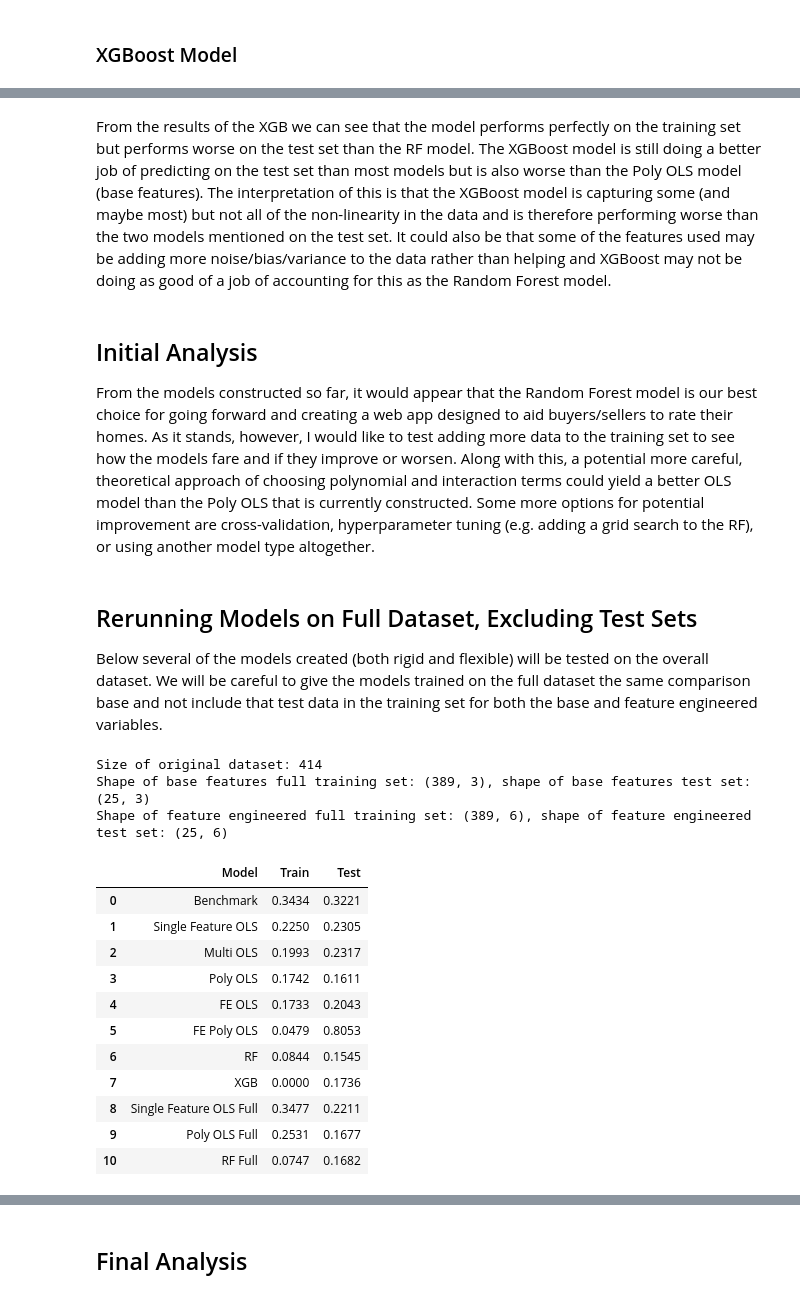
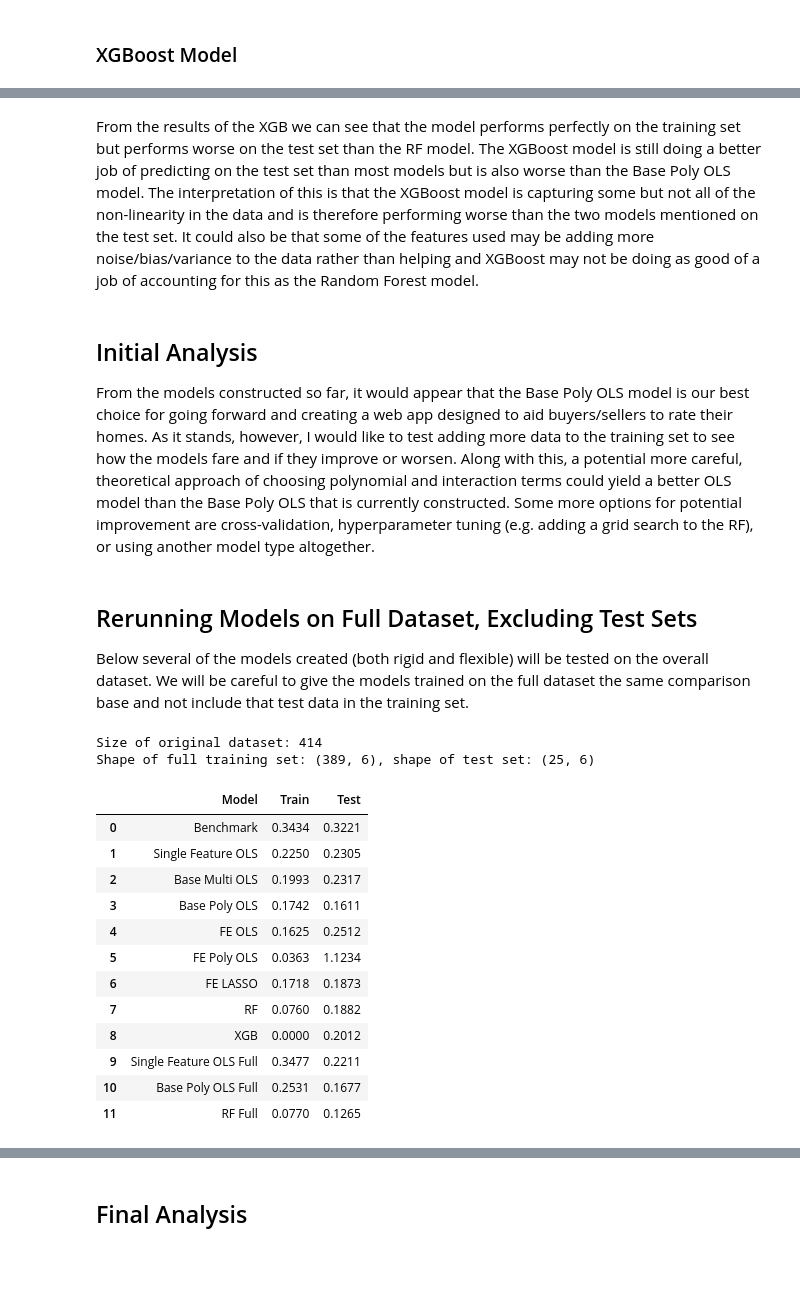
Before and after one commit to nxfern/DS2_Assignment1, a Jupyter notebook: DS2_Assignment1_NF.ipynb, the cells around one changed output, grey strips where cells are left out. Saved outputs shown, nothing was run; the diff lists cells and outputs as text; code cells hidden in the pictures; blank space fills up the shorter version.

Commit message:
Corrected splits, added LASSO, updated analysis

```diff
--- a/DS2_Assignment1_NF.ipynb
+++ b/DS2_Assignment1_NF.ipynb
@@ -291,11 +280,11 @@ pipe_ols_poly_fe = Pipeline([
 ])
 
 # Fitting the data
-pipe_ols_poly_fe.fit(X_train_fe, y_train_fe)
+pipe_ols_poly_fe.fit(X_train, y_train)
 
 # Creating predictions
-train_error = calculateRMSLE(pipe_ols_poly_fe.predict(X_train_fe), y_train_fe)
-test_error = calculateRMSLE(pipe_ols_poly_fe.predict(X_test_fe), y_test_fe)
+train_error = calculateRMSLE(pipe_ols_poly_fe.predict(X_train), y_train)
+test_error = calculateRMSLE(pipe_ols_poly_fe.predict(X_test), y_test)
 ols_poly_fe_pred = ['FE Poly OLS', train_error, test_error]
 
 # Adding to results
@@ -322,11 +347,11 @@ pipe_rf = Pipeline([('preprocess', column_transformer),
     ("rf", RandomForestRegressor(random_state=prng))])
 
 # Fitting the model to the feature engineered data
-pipe_rf.fit(X_train_fe, y_train_fe)
+pipe_rf.fit(X_train, y_train)
 
 # Creating predictions
-train_error = calculateRMSLE(pipe_rf.predict(X_train_fe), y_train_fe)
-test_error = calculateRMSLE(pipe_rf.predict(X_test_fe), y_test_fe)
+train_error = calculateRMSLE(pipe_rf.predict(X_train), y_train)
+test_error = calculateRMSLE(pipe_rf.predict(X_test), y_test)
 rf_pred = ['RF', train_error, test_error]
 
 # Adding to results
@@ -411,11 +437,11 @@ plt.show()
 import xgboost as xgb
 
 # Creating XGB model, fitting to feature engineered training data
-xgb_fe = xgb.XGBRegressor(enable_categorical=True).fit(X_train_fe, y_train_fe)
+xgb_fe = xgb.XGBRegressor(enable_categorical=True).fit(X_train, y_train)
 
 # Creating predictions
-train_error = calculateRMSLE(xgb_fe.predict(X_train_fe), y_train_fe)
-test_error = calculateRMSLE(xgb_fe.predict(X_test_fe), y_test_fe)
+train_error = calculateRMSLE(xgb_fe.predict(X_train), y_train)
+test_error = calculateRMSLE(xgb_fe.predict(X_test), y_test)
 xgb_pred = ['XGB', train_error, test_error]
 
 # Adding to results
@@ -444,32 +471,23 @@ xgb_fe.get_booster().trees_to_dataframe().head()
 # %% [markdown]
-From the results of the XGB we can see that the model performs perfectly on the training set but performs worse on the test set than the RF model. The XGBoost model is still doing a better job of predicting on the test set than most models but is also worse than the Poly OLS model (base features). The interpretation of this is that the XGBoost model is capturing some (and maybe most) but not all of the non-linearity in the data and is therefore performing worse than the two models mentioned on the test set. It could also be that some of the features used may be adding more noise/bias/variance to the data rather than helping and XGBoost may not be doing as good of a job of accounting for this as the Random Forest model.
+From the results of the XGB we can see that the model performs perfectly on the training set but performs worse on the test set than the RF model. The XGBoost model is still doing a better job of predicting on the test set than most models but is also worse than the Base Poly OLS model. The interpretation of this is that the XGBoost model is capturing some but not all of the non-linearity in the data and is therefore performing worse than the two models mentioned on the test set. It could also be that some of the features used may be adding more noise/bias/variance to the data rather than helping and XGBoost may not be doing as good of a job of accounting for this as the Random Forest model.
 # %% [markdown]
 ## Initial Analysis
-From the models constructed so far, it would appear that the Random Forest model is our best choice for going forward and creating a web app designed to aid buyers/sellers to rate their homes. As it stands, however, I would like to test adding more data to the training set to see how the models fare and if they improve or worsen. Along with this, a potential more careful, theoretical approach of choosing polynomial and interaction terms could yield a better OLS model than the Poly OLS that is currently constructed. Some more options for potential improvement are cross-validation, hyperparameter tuning (e.g. adding a grid search to the RF), or using another model type altogether.
+From the models constructed so far, it would appear that the Base Poly OLS model is our best choice for going forward and creating a web app designed to aid buyers/sellers to rate their homes. As it stands, however, I would like to test adding more data to the training set to see how the models fare and if they improve or worsen. Along with this, a potential more careful, theoretical approach of choosing polynomial and interaction terms could yield a better OLS model than the Base Poly OLS that is currently constructed. Some more options for potential improvement are cross-validation, hyperparameter tuning (e.g. adding a grid search to the RF), or using another model type altogether.
 # %% [markdown]
 ## Rerunning Models on Full Dataset, Excluding Test Sets
-Below several of the models created (both rigid and flexible) will be tested on the overall dataset. We will be careful to give the models trained on the full dataset the same comparison base and not include that test data in the training set for both the base and feature engineered variables.
+Below several of the models created (both rigid and flexible) will be tested on the overall dataset. We will be careful to give the models trained on the full dataset the same comparison base and not include that test data in the training set.
 # %%
-# Creating the training set for the base features models
+# Creating the training set for the full data excluding the test set
 real_estate_full = real_estate_data.loc[~real_estate_data.index.isin(X_test.index)]
 y_train_full = real_estate_full['house_price_of_unit_area']
-X_train_full = real_estate_full.drop(columns=["house_price_of_unit_area", "transaction_date", "latitude", "longitude"])
-
-# Doing the same for the feature engineered set
-date_fix(real_estate_data)
-real_estate_full_fe = real_estate_data.loc[~real_estate_data.index.isin(X_test_fe.index)].copy()
-real_estate_full_fe['km_distance_from_cc'] = real_estate_full_fe.apply(lambda row: cc_distance(row['latitude'], row['longitude']), axis=1)
-y_train_full_fe = real_estate_full_fe['house_price_of_unit_area']
-X_train_full_fe = real_estate_full_fe.drop(columns=['house_price_of_unit_area', 'transaction_date', 'latitude', 'longitude'])
+X_train_full = real_estate_full.drop(columns=["house_price_of_unit_area"])
 
 # Checking sample size results
 print(f'Size of original dataset: {real_estate_data.shape[0]}')
-print(f'Shape of base features full training set: {X_train_full.shape}, shape of base features test set: {X_test.shape}')
-print(f'Shape of feature engineered full training set: {X_train_full_fe.shape}, shape of feature engineered test set: {X_test_fe.shape}')
+print(f'Shape of full training set: {X_train_full.shape}, shape of test set: {X_test.shape}')
 # %% [output]
 Size of original dataset: 414
-Shape of base features full training set: (389, 3), shape of base features test set: (25, 3)
-Shape of feature engineered full training set: (389, 6), shape of feature engineered test set: (25, 6)
+Shape of full training set: (389, 6), shape of test set: (25, 6)
 # %%
 # Running the single OLS on the full training set
 ols_single_full = LinearRegression().fit(X_train_full[['distance_to_the_nearest_MRT_station']], y_train_full)
@@ -482,46 +500,47 @@ ols_single_pred_full = ['Single Feature OLS Full', train_error, test_error]
 # Adding to results
 results.loc[len(results)] = ols_single_pred_full
 
 # Running the base features Polynomial OLS on the full training set
-X_poly_full = poly_interactions.fit_transform(X_train_full)
+X_poly_full = poly_interactions.fit_transform(X_train_full[base_features])
 
 # Creating polynomial OLS model
 ols_poly_full = LinearRegression().fit(X_poly_full, y_train_full)
 
 # Creating predictions
 train_error = calculateRMSLE(ols_poly_full.predict(X_poly_full), y_train_full)
-test_error = calculateRMSLE(ols_poly_full.predict(poly_interactions.transform(X_test)), y_test)
-ols_poly_pred_full = ['Poly OLS Full', train_error, test_error]
+test_error = calculateRMSLE(ols_poly_full.predict(poly_interactions.transform(X_test[base_features])), y_test)
+ols_poly_pred_full = ['Base Poly OLS Full', train_error, test_error]
 
 # Adding to results
 results.loc[len(results)] = ols_poly_pred_full
 
 # Running the Random Forest model on the full training set
 pipe_rf_full = Pipeline([('preprocess', column_transformer),
     ("rf", RandomForestRegressor(random_state=prng))])
 
 # Fitting the model to the feature engineered data
-pipe_rf_full.fit(X_train_full_fe, y_train_full_fe)
+pipe_rf_full.fit(X_train_full, y_train_full)
 
 # Creating predictions
-train_error = calculateRMSLE(pipe_rf_full.predict(X_train_full_fe), y_train_full_fe)
-test_error = calculateRMSLE(pipe_rf_full.predict(X_test_fe), y_test_fe)
+train_error = calculateRMSLE(pipe_rf_full.predict(X_train_full), y_train_full)
+test_error = calculateRMSLE(pipe_rf_full.predict(X_test), y_test)
 rf_pred_full = ['RF Full', train_error, test_error]
 
 # Adding to results
 results.loc[len(results)] = rf_pred_full
 results
 # %% [output]
 |  | Model | Train | Test |
 | 0 | Benchmark | 0.3434 | 0.3221 |
 | 1 | Single Feature OLS | 0.2250 | 0.2305 |
-| 2 | Multi OLS | 0.1993 | 0.2317 |
-| 3 | Poly OLS | 0.1742 | 0.1611 |
-| 4 | FE OLS | 0.1733 | 0.2043 |
-| 5 | FE Poly OLS | 0.0479 | 0.8053 |
-| 6 | RF | 0.0844 | 0.1545 |
-| 7 | XGB | 0.0000 | 0.1736 |
-| 8 | Single Feature OLS Full | 0.3477 | 0.2211 |
-| 9 | Poly OLS Full | 0.2531 | 0.1677 |
-| 10 | RF Full | 0.0747 | 0.1682 |
+| 2 | Base Multi OLS | 0.1993 | 0.2317 |
+| 3 | Base Poly OLS | 0.1742 | 0.1611 |
+| 4 | FE OLS | 0.1625 | 0.2512 |
+| 5 | FE Poly OLS | 0.0363 | 1.1234 |
+| 6 | FE LASSO | 0.1718 | 0.1873 |
+| 7 | RF | 0.0760 | 0.1882 |
+| 8 | XGB | 0.0000 | 0.2012 |
+| 9 | Single Feature OLS Full | 0.3477 | 0.2211 |
+| 10 | Base Poly OLS Full | 0.2531 | 0.1677 |
+| 11 | RF Full | 0.0770 | 0.1265 |
 # %% [markdown]
```
Also changed, not shown: parts of 27 cells of this notebook, 1 other file.
